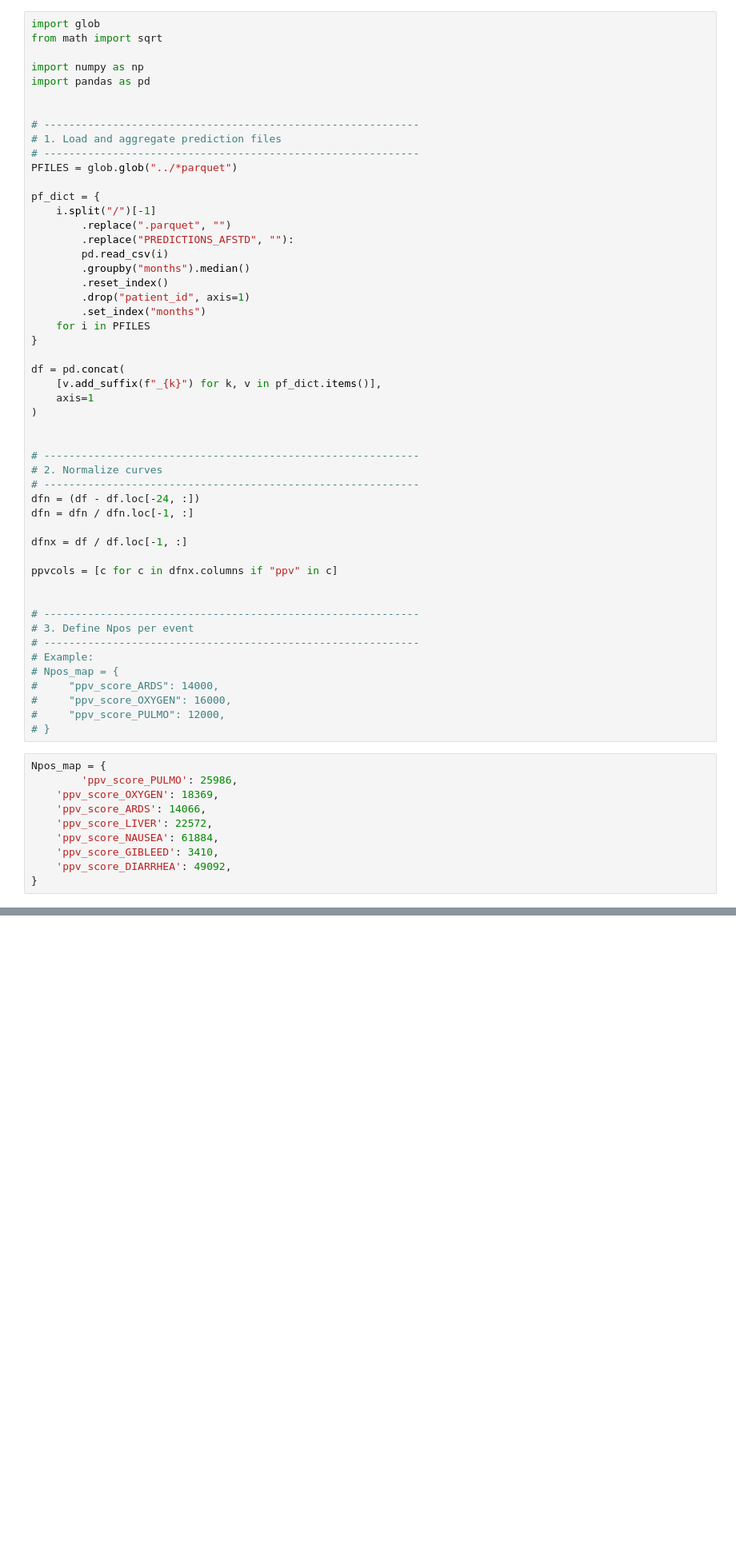
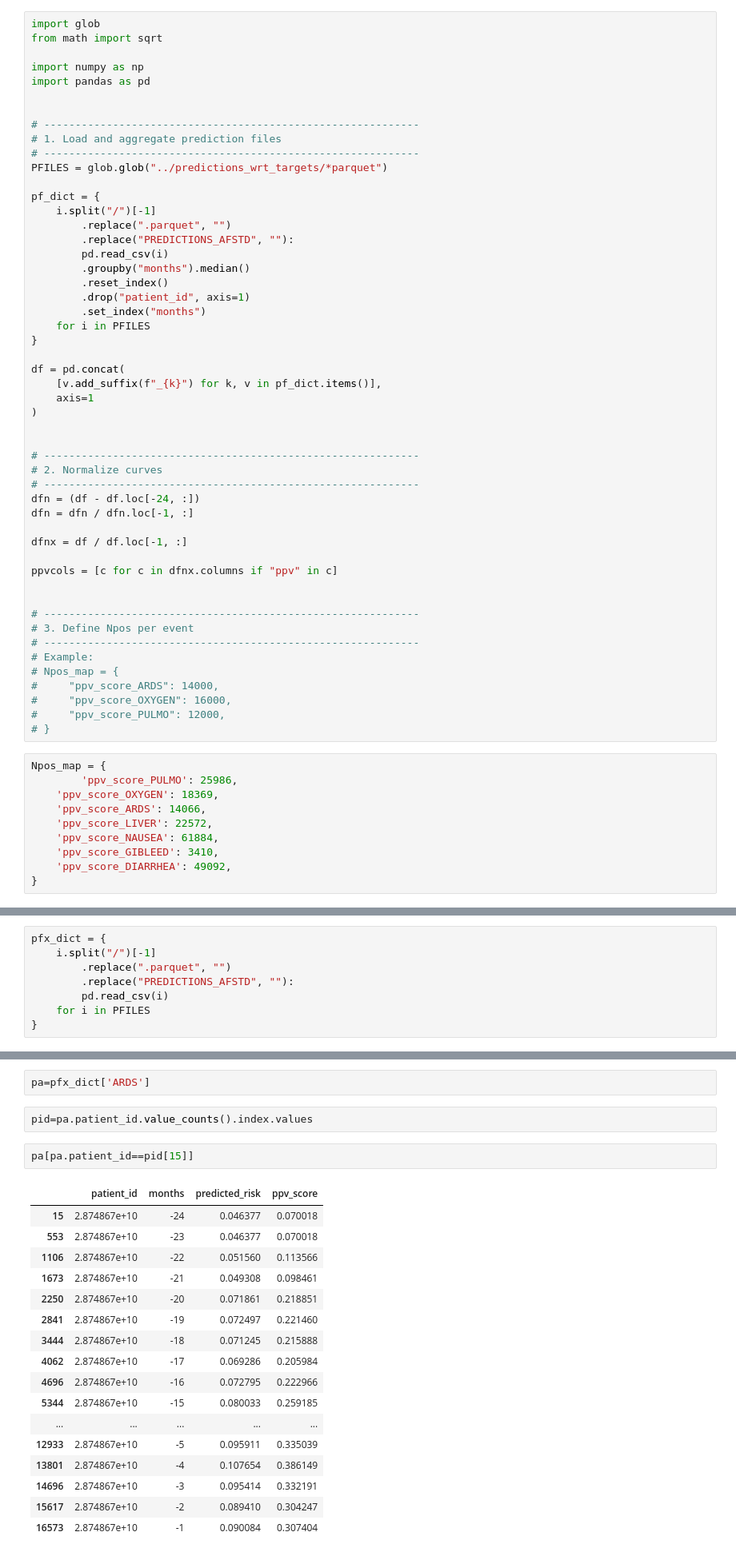
Before and after one commit to zeroknowledgediscovery/ZeBRA_nhfild, a Jupyter notebook: ntb/NH_risk_tool.ipynb, the cells around one changed output, grey strips where cells are left out. Shown at 80% size. Drawn from its saved outputs; the diff is of its cells as text; blank space fills up the shorter version.

```diff
--- a/ntb/NH_risk_tool.ipynb
+++ b/ntb/NH_risk_tool.ipynb
@@ -48,7 +50,7 @@ import pandas as pd
 # ------------------------------------------------------------
 # 1. Load and aggregate prediction files
 # ------------------------------------------------------------
-PFILES = glob.glob("../*parquet")
+PFILES = glob.glob("../predictions_wrt_targets/*parquet")
 
 pf_dict = {
     i.split("/")[-1]
@@ -188,0 +171,8 @@ months,ppv_score_GIBLEED,ppv_score_GIBLEED_lower,ppv_score_GIBLEED_upper,ppv_sco
+# %%
+pfx_dict = {
+    i.split("/")[-1]
+        .replace(".parquet", "")
+        .replace("PREDICTIONS_AFSTD", ""):
+        pd.read_csv(i)
+    for i in PFILES
+}
@@ -188,0 +183,24 @@ months,ppv_score_GIBLEED,ppv_score_GIBLEED_lower,ppv_score_GIBLEED_upper,ppv_sco
+# %%
+pa=pfx_dict['ARDS']
+# %%
+pid=pa.patient_id.value_counts().index.values
+# %%
+pa[pa.patient_id==pid[15]]
+# %% [output]
+|  | patient_id | months | predicted_risk | ppv_score |
+| 15 | 2.874867e+10 | -24 | 0.046377 | 0.070018 |
+| 553 | 2.874867e+10 | -23 | 0.046377 | 0.070018 |
+| 1106 | 2.874867e+10 | -22 | 0.051560 | 0.113566 |
+| 1673 | 2.874867e+10 | -21 | 0.049308 | 0.098461 |
+| 2250 | 2.874867e+10 | -20 | 0.071861 | 0.218851 |
+| 2841 | 2.874867e+10 | -19 | 0.072497 | 0.221460 |
+| 3444 | 2.874867e+10 | -18 | 0.071245 | 0.215888 |
+| 4062 | 2.874867e+10 | -17 | 0.069286 | 0.205984 |
+| 4696 | 2.874867e+10 | -16 | 0.072795 | 0.222966 |
+| 5344 | 2.874867e+10 | -15 | 0.080033 | 0.259185 |
+| ... | ... | ... | ... | ... |
+| 12933 | 2.874867e+10 | -5 | 0.095911 | 0.335039 |
+| 13801 | 2.874867e+10 | -4 | 0.107654 | 0.386149 |
+| 14696 | 2.874867e+10 | -3 | 0.095414 | 0.332191 |
+| 15617 | 2.874867e+10 | -2 | 0.089410 | 0.304247 |
+| 16573 | 2.874867e+10 | -1 | 0.090084 | 0.307404 |
```
Also changed, not shown: parts of 7 cells of this notebook, 6 other files.
